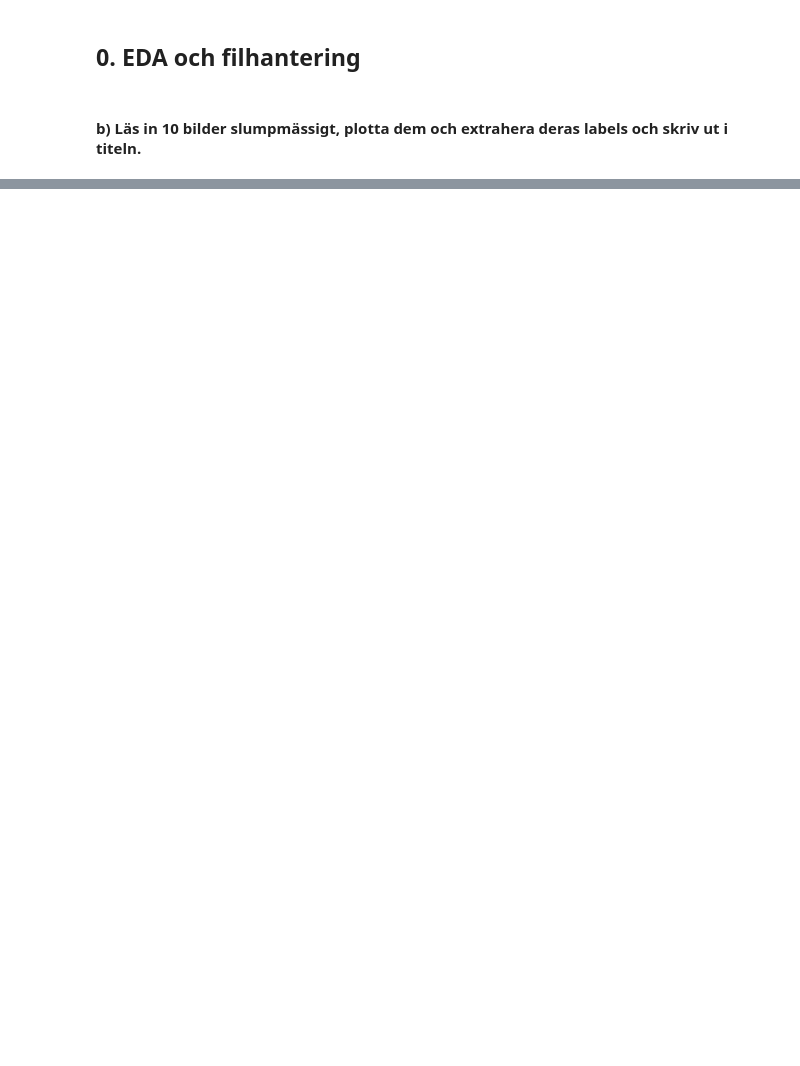
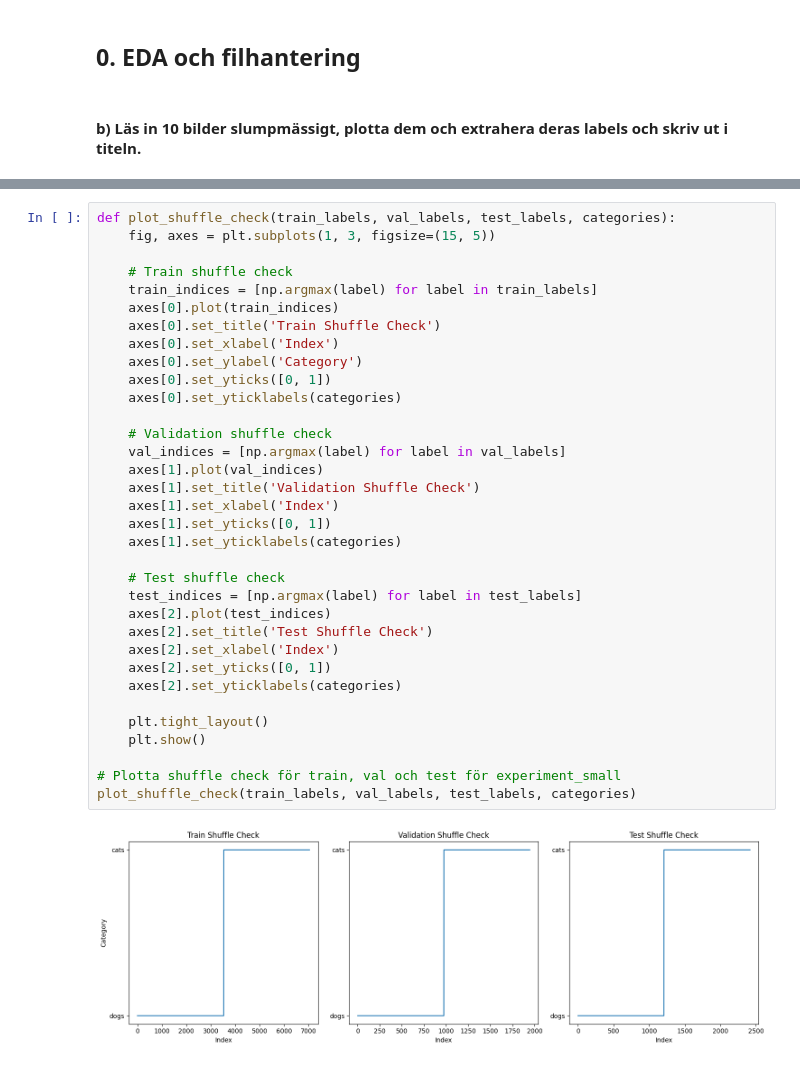
Before and after one commit to Joelholmb/AI-Joel-Holmberg-OPA23, a Jupyter notebook: labs/Labb2_ DL.ipynb, the cells around one changed output, grey strips where cells are left out. Drawn from its saved outputs; the diff is of its cells as text; blank space fills up the shorter version.

```diff
--- a/labs/Labb2_ DL.ipynb
+++ b/labs/Labb2_ DL.ipynb
@@ -41,0 +168,36 @@ for folder in folders:
+# %%
+def plot_shuffle_check(train_labels, val_labels, test_labels, categories):
+    fig, axes = plt.subplots(1, 3, figsize=(15, 5))
+
+    # Train shuffle check
+    train_indices = [np.argmax(label) for label in train_labels]
+    axes[0].plot(train_indices)
+    axes[0].set_title('Train Shuffle Check')
+    axes[0].set_xlabel('Index')
+    axes[0].set_ylabel('Category')
+    axes[0].set_yticks([0, 1])
+    axes[0].set_yticklabels(categories)
+
+    # Validation shuffle check
+    val_indices = [np.argmax(label) for label in val_labels]
+    axes[1].plot(val_indices)
+    axes[1].set_title('Validation Shuffle Check')
+    axes[1].set_xlabel('Index')
+    axes[1].set_yticks([0, 1])
+    axes[1].set_yticklabels(categories)
+
+    # Test shuffle check
+    test_indices = [np.argmax(label) for label in test_labels]
+    axes[2].plot(test_indices)
+    axes[2].set_title('Test Shuffle Check')
+    axes[2].set_xlabel('Index')
+    axes[2].set_yticks([0, 1])
+    axes[2].set_yticklabels(categories)
+
+    plt.tight_layout()
+    plt.show()
+
+# Plotta shuffle check för train, val och test för experiment_small
+plot_shuffle_check(train_labels, val_labels, test_labels, categories)
+# %% [output]
+[figure, added]
```
Also changed, not shown: parts of 17 cells of this notebook, 1 other file.
